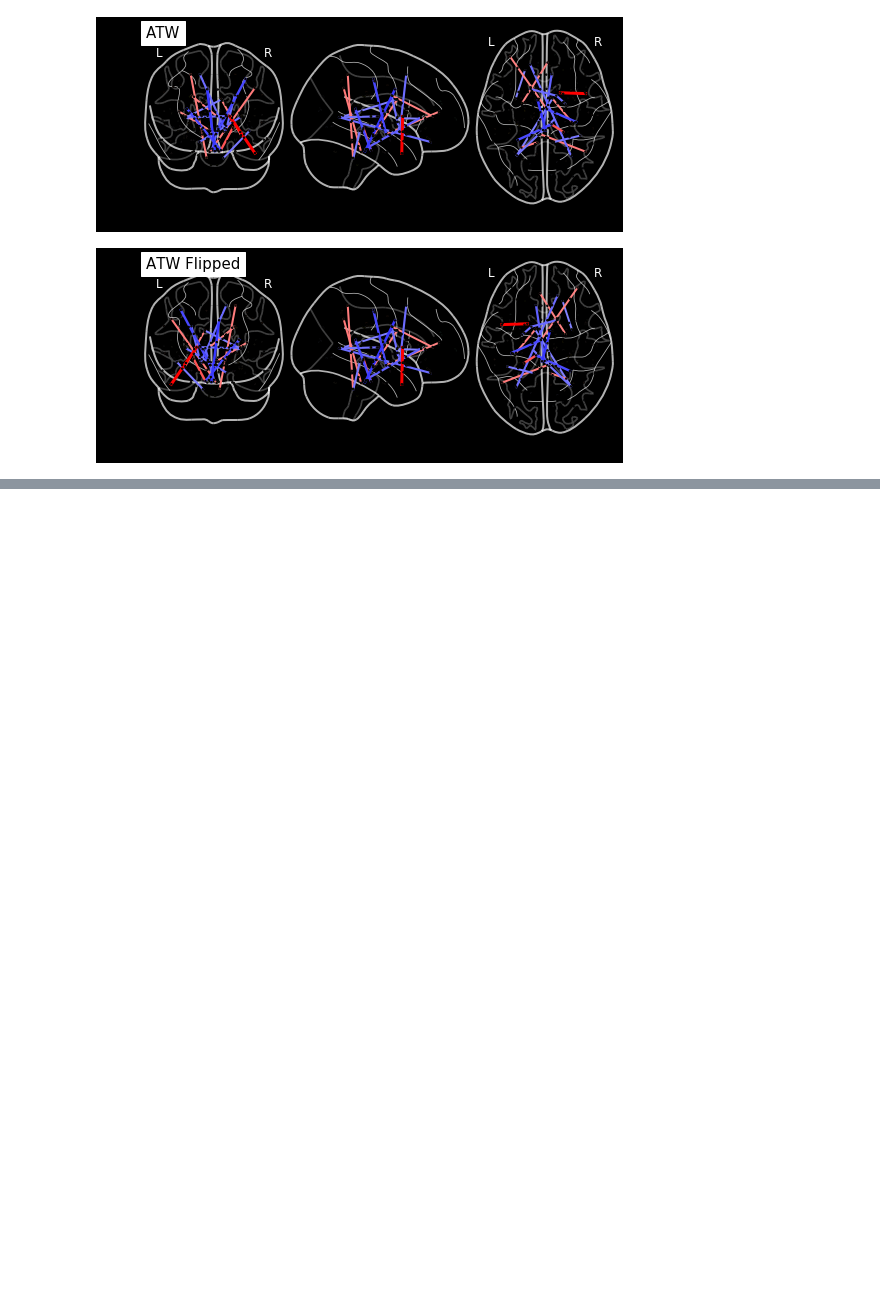
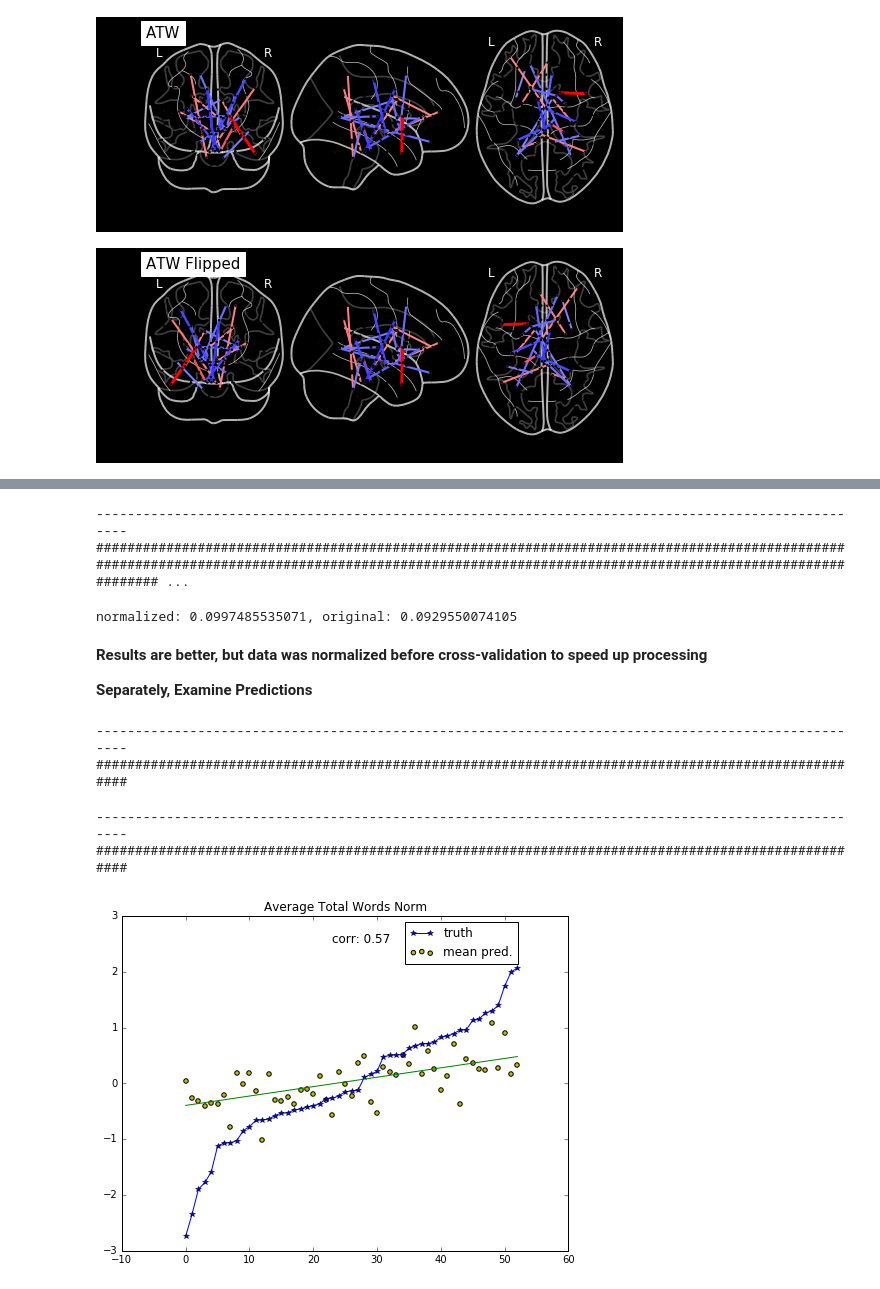
Before and after one commit to bonilhamusclab-projects/behav_connectome_prediction, a Jupyter notebook: entrainment_pred.ipynb, the cells around one changed output, grey strips where cells are left out. Saved outputs shown, nothing was run; the diff lists cells and outputs as text; code cells hidden in the pictures; blank space fills up the shorter version.

```diff
--- a/entrainment_pred.ipynb
+++ b/entrainment_pred.ipynb
@@ -253,0 +278,2 @@ plot_coeffs(coeffs_mat_atw, title='ATW')
+# %%
+search_atw_normalized = entrainment_pred.run(full_atw, 'atw_z', c_range_alpha=.05, normalize=True)
@@ -253,0 +288,42 @@ plot_coeffs(coeffs_mat_atw, title='ATW')
+# %%
+search_adw_normalized = entrainment_pred.run(full_adw, 'adw_z', c_range_alpha=.05, normalize=True)
+# %% [output]
+----------------------------------------------------------------------------------------------------
+######################################################################################################################################################################################################## ...
+# %%
+print "normalized: %s, original: %s" % (
+    search_adw_normalized.best_score_, search_adw.best_score_)
+# %% [output]
+normalized: 0.0997485535071, original: 0.0929550074105
+# %% [markdown]
+__Results are better, but data was normalized before cross-validation to speed up processing__
+
+__Separately, Examine Predictions__
+# %%
+def scale_df(df):
+    from sklearn.preprocessing import scale
+    return pd.DataFrame(scale(df), columns=df.columns)
+# %%
+data_atw_normalized = scale_df(data_atw)
+coeffs_atw_normalized, predict_hist_atw_normalized = calc_coeffs(
+    search_atw_normalized.best_estimator_,
+    search_atw_normalized.cv,
+    data_atw_normalized,
+    target_atw)
+# %% [output]
+----------------------------------------------------------------------------------------------------
+####################################################################################################
+# %%
+data_adw_normalized = scale_df(data_adw)
+coeffs_adw_normalized, predict_hist_adw_normalized = calc_coeffs(
+    search_adw_normalized.best_estimator_,
+    search_adw_normalized.cv,
+    data_adw_normalized,
+    target_adw)
+# %% [output]
+----------------------------------------------------------------------------------------------------
+####################################################################################################
+# %%
+plot(predict_hist_atw_normalized, target_atw, 'Average Total Words Norm')
+# %% [output]
+[figure, added]
```
Also changed, not shown: parts of 23 cells of this notebook, 1 other file.
